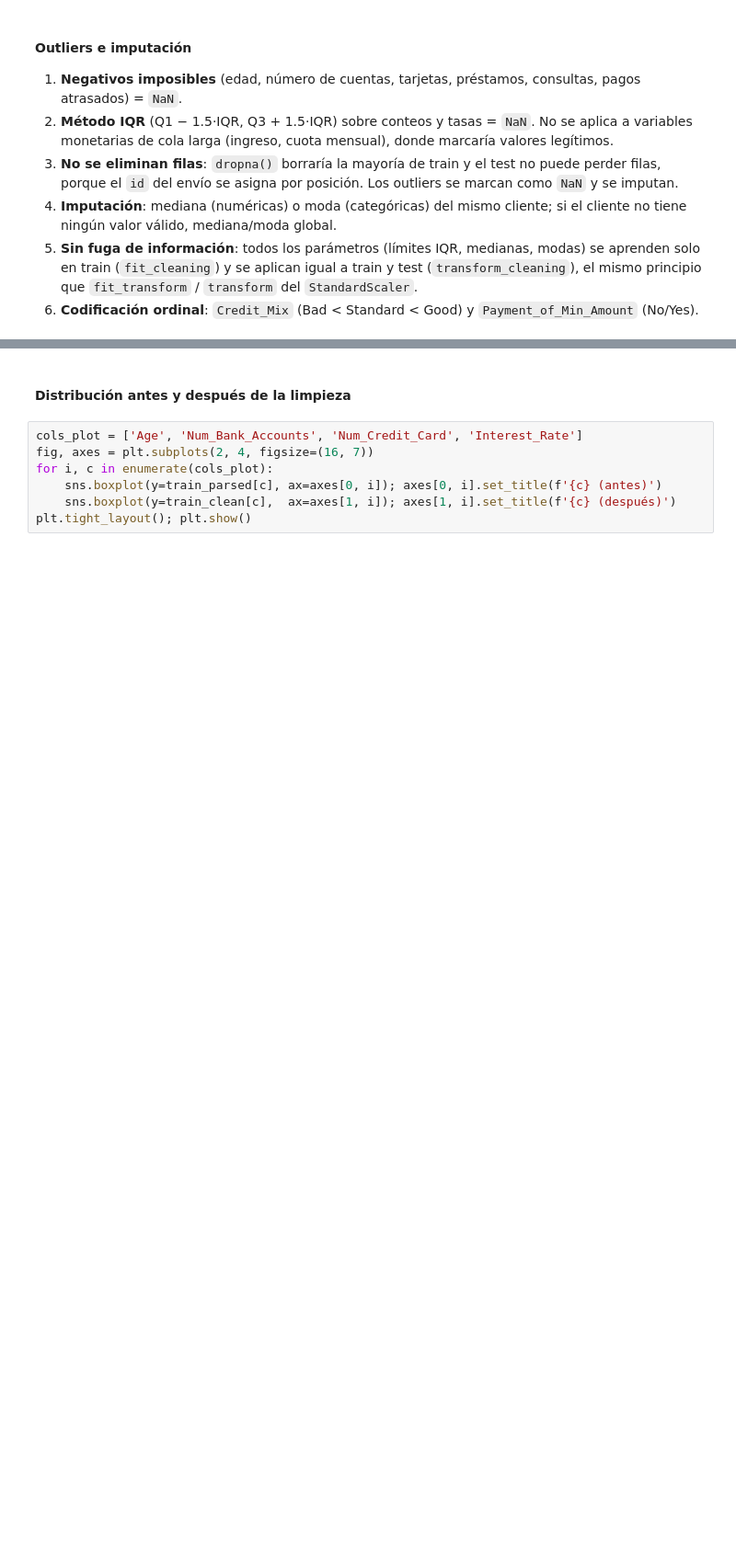
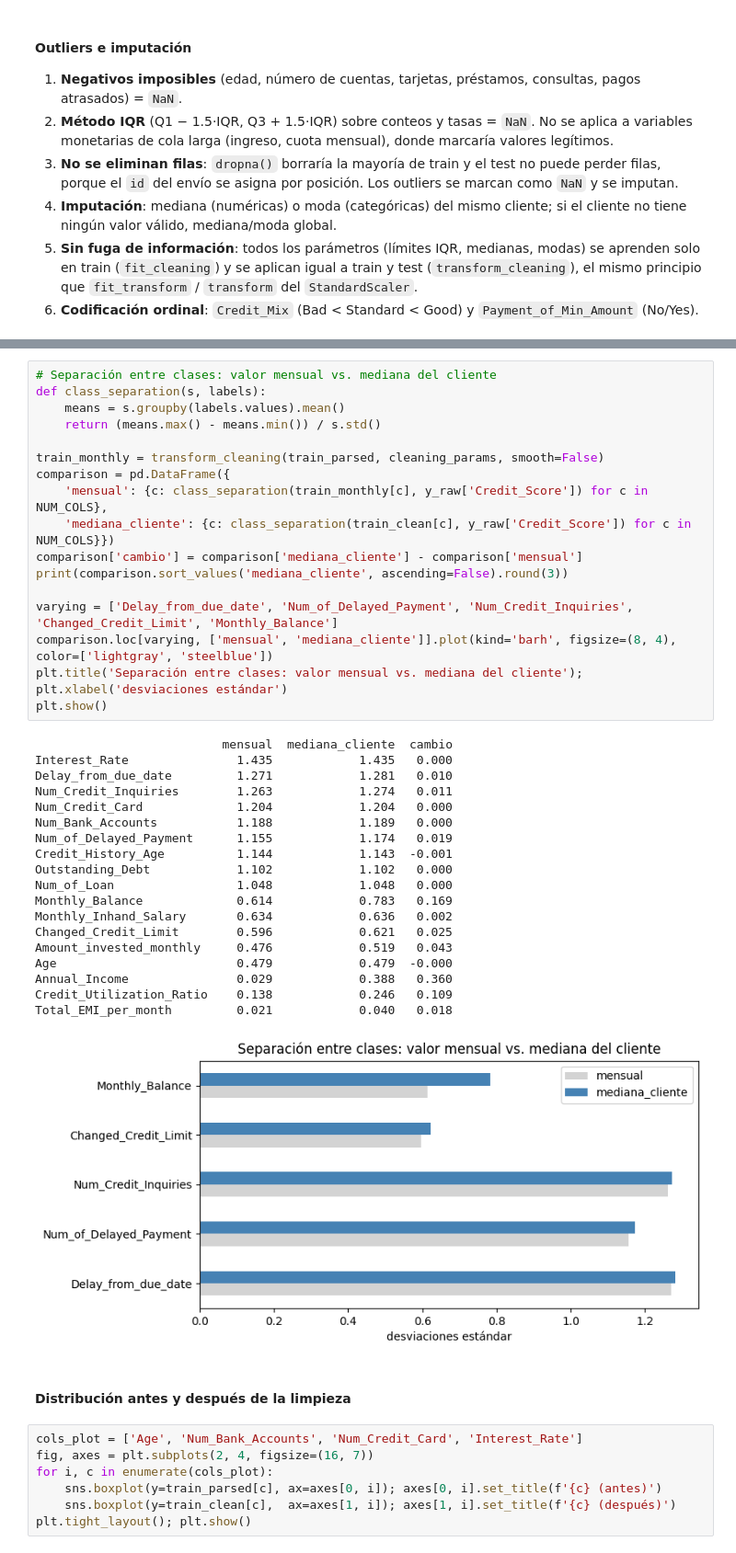
Before and after one commit to CheJ11/mcd_Fundamentos_AI, a Jupyter notebook: mcd_analisis_credito/Kaggle - Preprocesamiento de datos para análisis de crédito.ipynb, the cells around one changed output, grey strips where cells are left out. Shown at 92% size. Drawn from its saved outputs; the diff is of its cells as text; blank space fills up the shorter version.

```diff
--- a/mcd_analisis_credito/Kaggle - Preprocesamiento de datos para análisis de crédito.ipynb
+++ b/mcd_analisis_credito/Kaggle - Preprocesamiento de datos para análisis de crédito.ipynb
@@ -297,3 +302,40 @@ Filas test conservadas: 30000 de 30000
+# %%
+# Separación entre clases: valor mensual vs. mediana del cliente
+def class_separation(s, labels):
+    means = s.groupby(labels.values).mean()
+    return (means.max() - means.min()) / s.std()
+
+train_monthly = transform_cleaning(train_parsed, cleaning_params, smooth=False)
+comparison = pd.DataFrame({
+    'mensual': {c: class_separation(train_monthly[c], y_raw['Credit_Score']) for c in NUM_COLS},
+    'mediana_cliente': {c: class_separation(train_clean[c], y_raw['Credit_Score']) for c in NUM_COLS}})
+comparison['cambio'] = comparison['mediana_cliente'] - comparison['mensual']
+print(comparison.sort_values('mediana_cliente', ascending=False).round(3))
+
+varying = ['Delay_from_due_date', 'Num_of_Delayed_Payment', 'Num_Credit_Inquiries', 'Changed_Credit_Limit', 'Monthly_Balance']
+comparison.loc[varying, ['mensual', 'mediana_cliente']].plot(kind='barh', figsize=(8, 4), color=['lightgray', 'steelblue'])
+plt.title('Separación entre clases: valor mensual vs. mediana del cliente'); plt.xlabel('desviaciones estándar')
+plt.show()
+# %% [output]
+                          mensual  mediana_cliente  cambio
+Interest_Rate               1.435            1.435   0.000
+Delay_from_due_date         1.271            1.281   0.010
+Num_Credit_Inquiries        1.263            1.274   0.011
+Num_Credit_Card             1.204            1.204   0.000
+Num_Bank_Accounts           1.188            1.189   0.000
+Num_of_Delayed_Payment      1.155            1.174   0.019
+Credit_History_Age          1.144            1.143  -0.001
+Outstanding_Debt            1.102            1.102   0.000
+Num_of_Loan                 1.048            1.048   0.000
+Monthly_Balance             0.614            0.783   0.169
+Monthly_Inhand_Salary       0.634            0.636   0.002
+Changed_Credit_Limit        0.596            0.621   0.025
+Amount_invested_monthly     0.476            0.519   0.043
+Age                         0.479            0.479  -0.000
+Annual_Income               0.029            0.388   0.360
+Credit_Utilization_Ratio    0.138            0.246   0.109
+Total_EMI_per_month         0.021            0.040   0.018
+[figure, added]
 # %% [markdown]
 #### Distribución antes y después de la limpieza
 # %%
```
Also changed, not shown: parts of 7 cells of this notebook, 1 other file.
